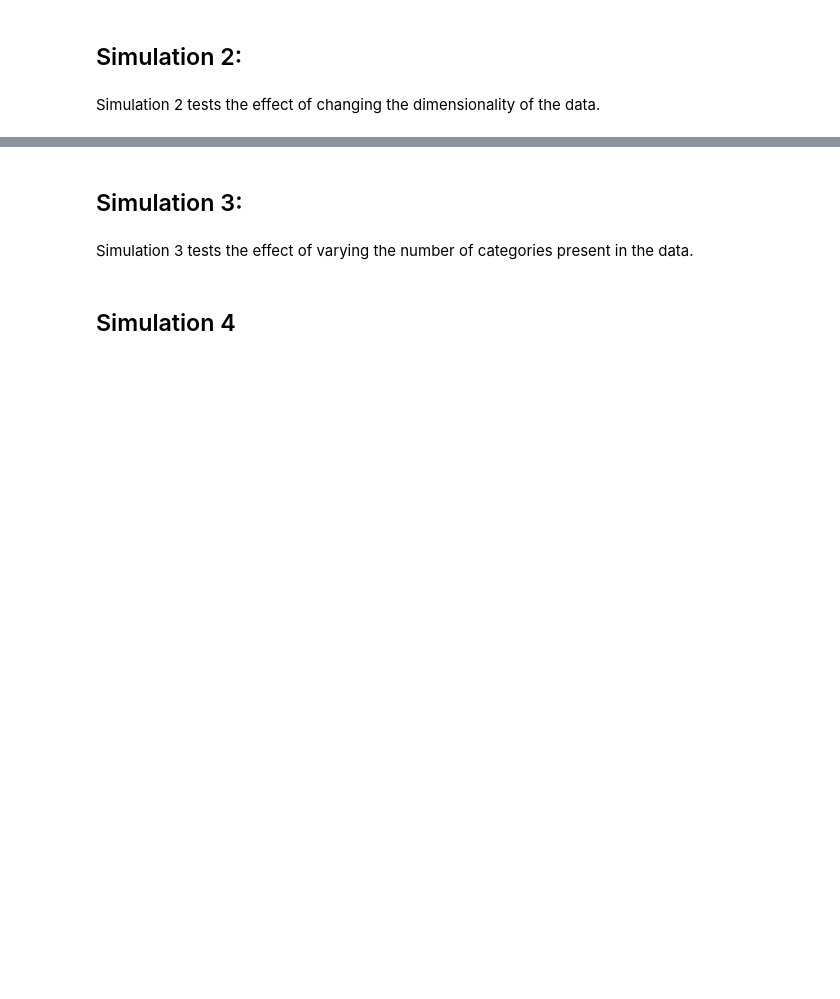
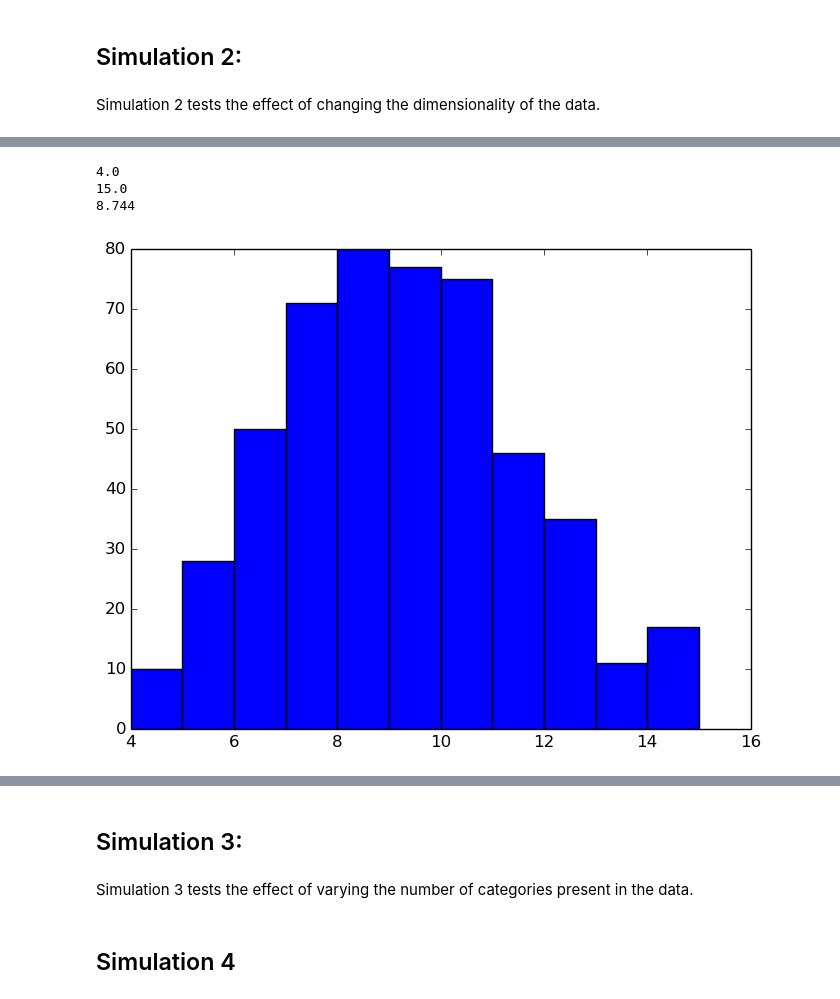
Before and after one commit to phasedchirp/dissertation, a Jupyter notebook: OME_simulations.ipynb, the cells around one changed output, grey strips where cells are left out. Saved outputs shown, nothing was run; the diff lists cells and outputs as text; code cells hidden in the pictures; blank space fills up the shorter version.

```diff
--- a/OME_simulations.ipynb
+++ b/OME_simulations.ipynb
@@ -51,0 +217,23 @@ Simulation 2 tests the effect of changing the dimensionality of the data.
+# %%
+n_comps = zeros(500)
+
+for j=1:length(mixtures_1b)
+    n = 0
+    for i=1:length(mixtures_1b[j].components)
+        if mixtures_1b[j].phi[i] > 0.03
+            n += 1
+        end
+    end
+    n_comps[j] += n
+end
+
+print(minimum(n_comps),'\n')
+print(maximum(n_comps),'\n')
+print(mean(n_comps),'\n')
+range_vals = maximum(n_comps) - minimum(n_comps);
+plt.hist(n_comps,range_vals);
+# %% [output]
+4.0
+15.0
+8.744
+[figure, added]
```
Also changed, not shown: parts of 15 cells of this notebook, 5 other files.
